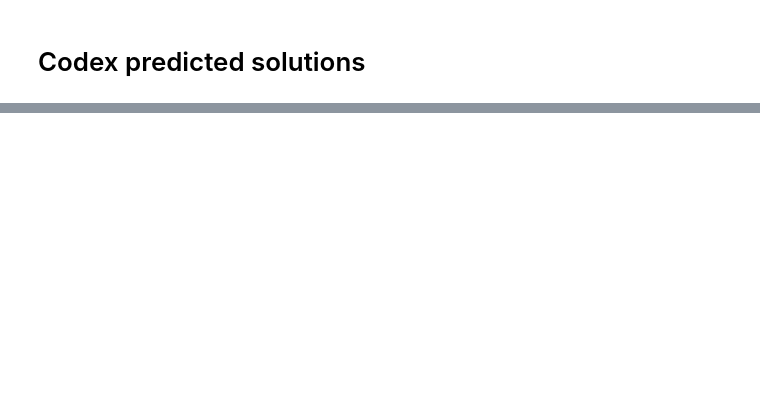
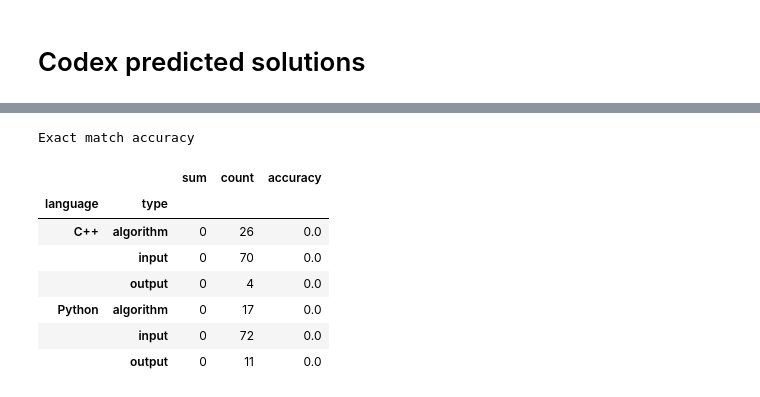
Before and after one commit to alexjercan/bug-detection, a Jupyter notebook: codex/EDA.ipynb, the cells around one changed output, grey strips where cells are left out. Drawn from its saved outputs; the diff is of its cells as text; code cells hidden in the pictures; blank space fills up the shorter version.

```diff
--- a/codex/EDA.ipynb
+++ b/codex/EDA.ipynb
@@ -41,0 +74,44 @@ codex_lang_df
+# %%
+def get_bug_type(row: pd.Series) -> str:
+    line = "\n".join(row["changed_src"].splitlines()[row["j1"] : row["j2"]])
+    language = row["language"]
+
+    if language == "Python":
+        return (
+            "input"
+            if "input" in line
+            else "output"
+            if "print" in line
+            else "algorithm"
+        )
+
+    if language == "C++":
+        return (
+            "input"
+            if ("cin" in line or "scanf" in line)
+            else "output"
+            if ("cout" in line or "printf" in line)
+            else "algorithm"
+        )
+
+    raise NotImplementedError(f"{language} not implemented yet")
+
+codex_df["type"] = codex_df.apply(get_bug_type, axis="columns")
+# %%
+codex_lang_df = codex_df.groupby(["language", "type"])["correct_exact"].agg(
+    ["sum", "count"]
+)
+codex_lang_df["accuracy"] = codex_lang_df["sum"] / codex_lang_df["count"]
+
+print("Exact match accuracy")
+codex_lang_df
+# %% [output]
+Exact match accuracy
+|  |  | sum | count | accuracy |
+| language | type |  |  |  |
+| C++ | algorithm | 0 | 26 | 0.0 |
+|  | input | 0 | 70 | 0.0 |
+|  | output | 0 | 4 | 0.0 |
+| Python | algorithm | 0 | 17 | 0.0 |
+|  | input | 0 | 72 | 0.0 |
+|  | output | 0 | 11 | 0.0 |
```
Also changed, not shown: parts of 10 cells of this notebook, 1 other file.
